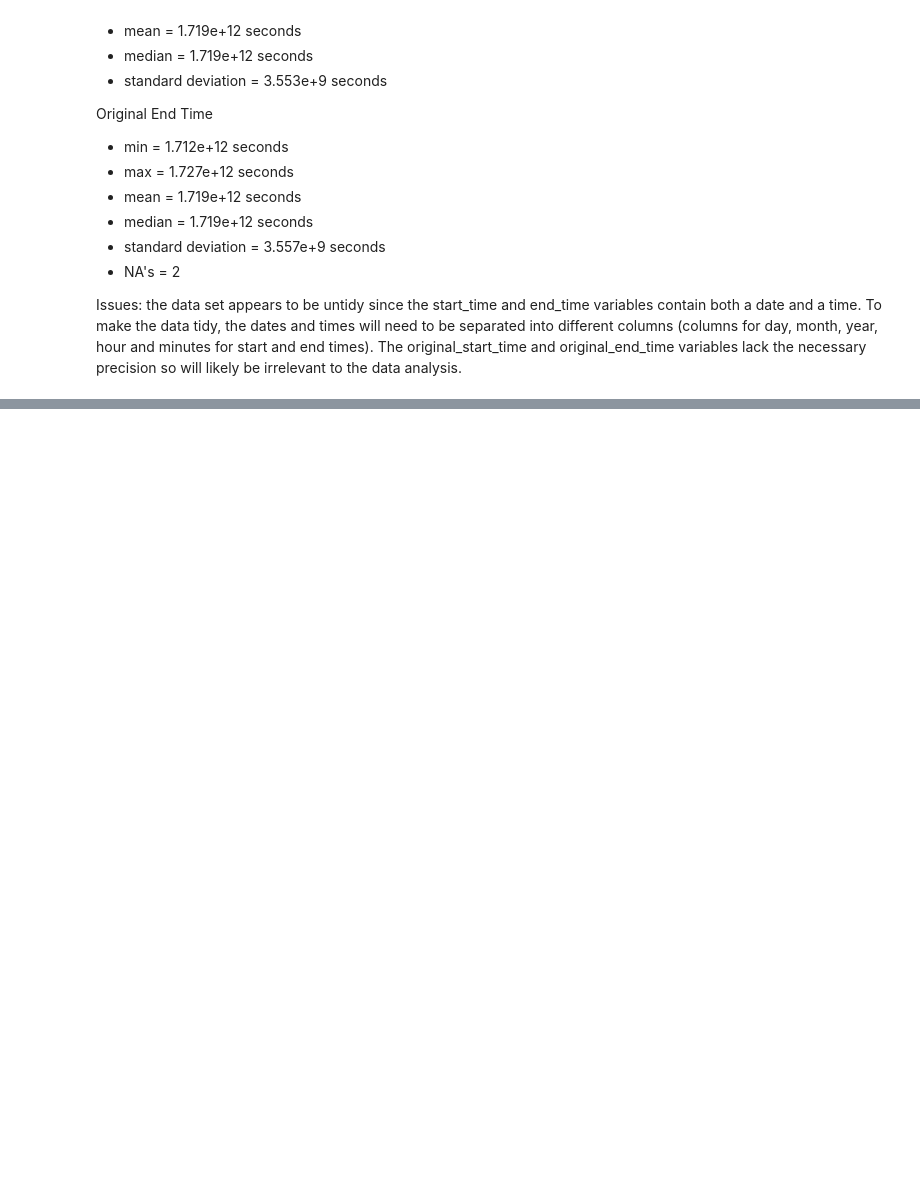
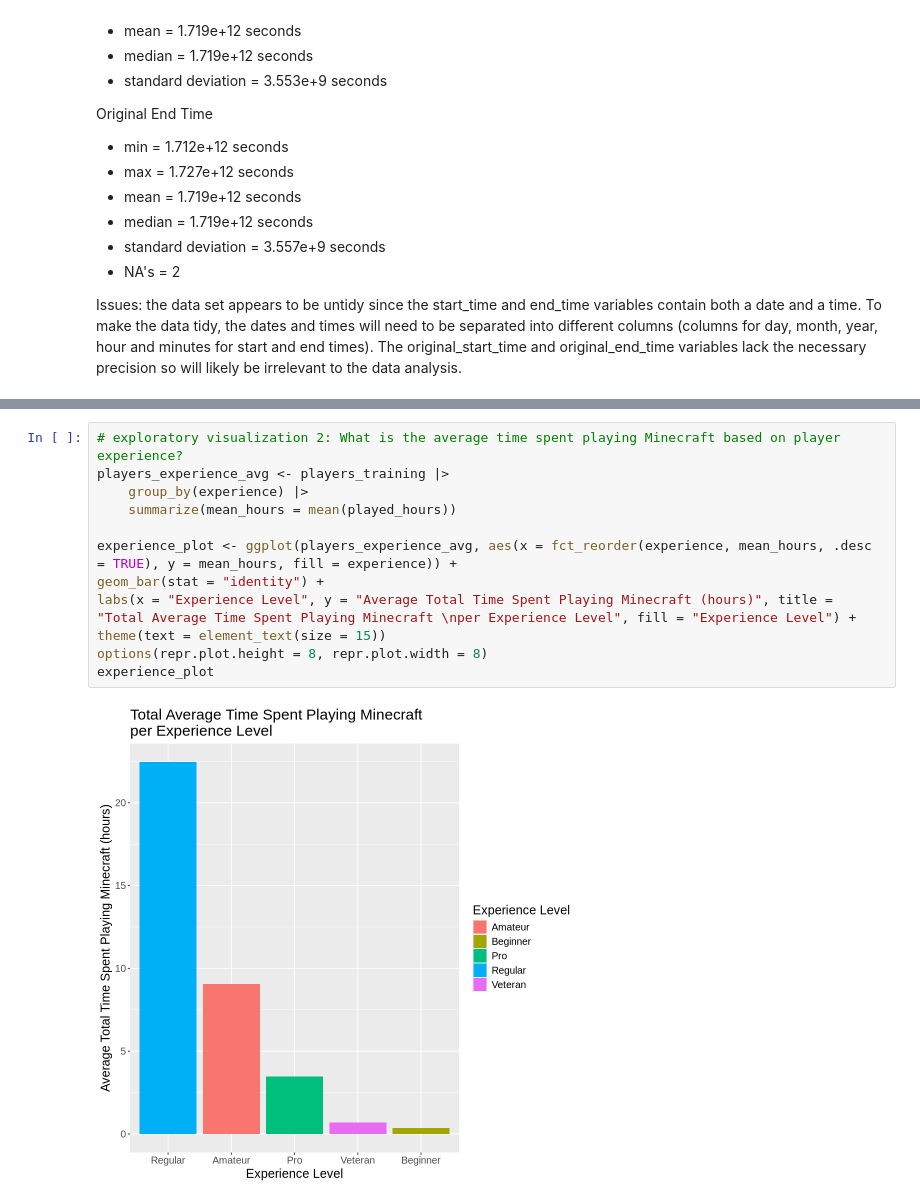
Before and after one commit to lilael-sakhawy/dsci_100_individual_project_planning_stage, a Jupyter notebook: finalproject.ipynb, the cells around one changed output, grey strips where cells are left out. Saved outputs shown, nothing was run; the diff lists cells and outputs as text; blank space fills up the shorter version.

```diff
--- a/finalproject.ipynb
+++ b/finalproject.ipynb
@@ -69,0 +206,14 @@ Issues: the data set appears to be untidy since the start_time and end_time vari
+# %%
+# exploratory visualization 2: What is the average time spent playing Minecraft based on player experience?
+players_experience_avg <- players_training |>
+    group_by(experience) |>
+    summarize(mean_hours = mean(played_hours))
+
+experience_plot <- ggplot(players_experience_avg, aes(x = fct_reorder(experience, mean_hours, .desc = TRUE), y = mean_hours, fill = experience)) +
+geom_bar(stat = "identity") +
+labs(x = "Experience Level", y = "Average Total Time Spent Playing Minecraft (hours)", title = "Total Average Time Spent Playing Minecraft \nper Experience Level", fill = "Experience Level") +
+theme(text = element_text(size = 15))
+options(repr.plot.height = 8, repr.plot.width = 8)
+experience_plot
+# %% [output]
+[figure, added]
```
Also changed, not shown: parts of 17 cells of this notebook.
